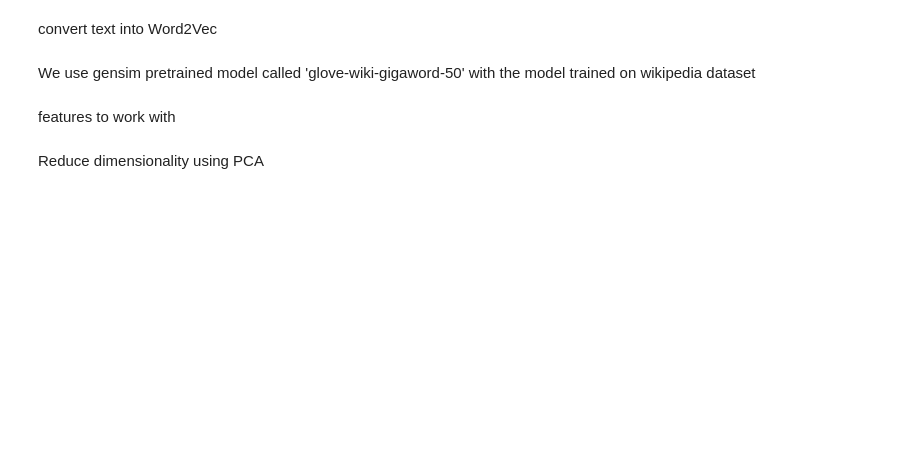
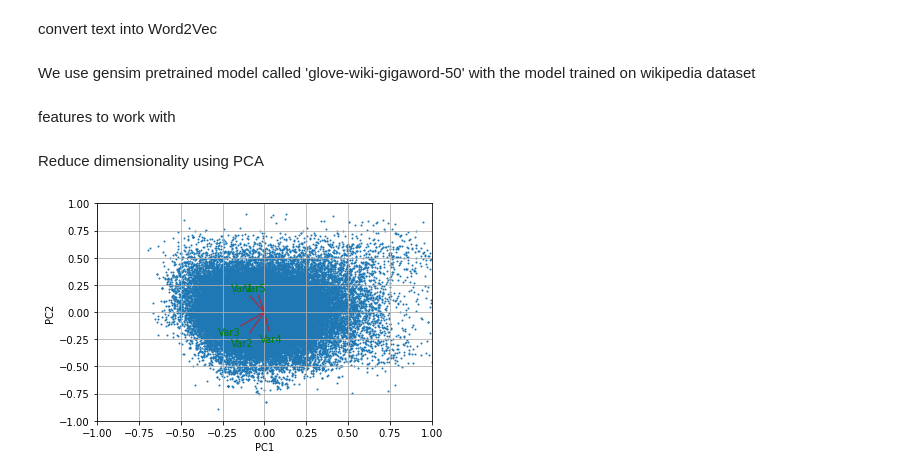
Before and after one commit to ajinkyabhanudas/SIADS696, a Jupyter notebook: EDA_Poom.ipynb, the cells around one changed output. Cells and saved outputs as stored; diff of their text form; code cells hidden in the pictures; blank space fills up the shorter version.

```diff
--- a/EDA_Poom.ipynb
+++ b/EDA_Poom.ipynb
@@ -148,32 +148,38 @@ X = title_word_vec
 pca = PCA(n_components=2)
 X_new = pca.fit_transform(X)
 # %%
-# create biplot source from https://sukhbinder.wordpress.com/2015/08/05/biplot-with-python/
-def biplot(score,coeff,pcax,pcay,labels=None):
+# create biplot source from https://sukhbinder.wordpress.com/2015/08/05/biplot-with-python/ + unsupervise learning class
+def biplot(score, coeff, maxdim, pcax=1, pcay=2, labels=None):
     '''
-    score: projected data from PCA
-    coeff: the eigenvectors (PCs)
-
+    score:
+    coeff:
     '''
     pca1=pcax-1
     pca2=pcay-1
     xs = score[:,pca1]
     ys = score[:,pca2]
-    n=score.shape[1]
-    scalex = 1.0/(xs.max()- xs.min())
-    scaley = 1.0/(ys.max()- ys.min())
-    plt.scatter(xs*scalex,ys*scaley)
+    n = min(coeff.shape[0], maxdim)
+    scalex = 2.0/(xs.max()- xs.min())
+    scaley = 2.0/(ys.max()- ys.min())
+    text_scale_factor = 1.5
+    plt.scatter(xs*scalex, ys*scaley, s=1)
     for i in range(n):
         plt.arrow(0, 0, coeff[i,pca1], coeff[i,pca2],color='r',alpha=0.5)
         if labels is None:
-            plt.text(coeff[i,pca1]* 1.15, coeff[i,pca2] * 1.15, "Var"+str(i+1), color='g', ha='center', va='center')
+            plt.text(coeff[i,pca1]* text_scale_factor, coeff[i,pca2] * text_scale_factor, "Var"+str(i+1), color='g', ha='center', va='center')
         else:
-            plt.text(coeff[i,pca1]* 1.15, coeff[i,pca2] * 1.15, labels[i], color='g', ha='center', va='center')
+            plt.text(coeff[i,pca1]* text_scale_factor, coeff[i,pca2], labels[i], color='g', ha='center', va='center')
     plt.xlim(-1,1)
     plt.ylim(-1,1)
     plt.xlabel("PC{}".format(pcax))
     plt.ylabel("PC{}".format(pcay))
     plt.grid()
+# %%
+score = X_new
+coeff = np.transpose(pca.components_)
+biplot(score,coeff,5)
+# %% [output]
+[figure, added]
 # %%
 # Let's explore the clustering of word embadding vector using K-Means
 # first let's find optimal number of cluster using elbow methods
```
Also changed, not shown: parts of 6 cells of this notebook.
